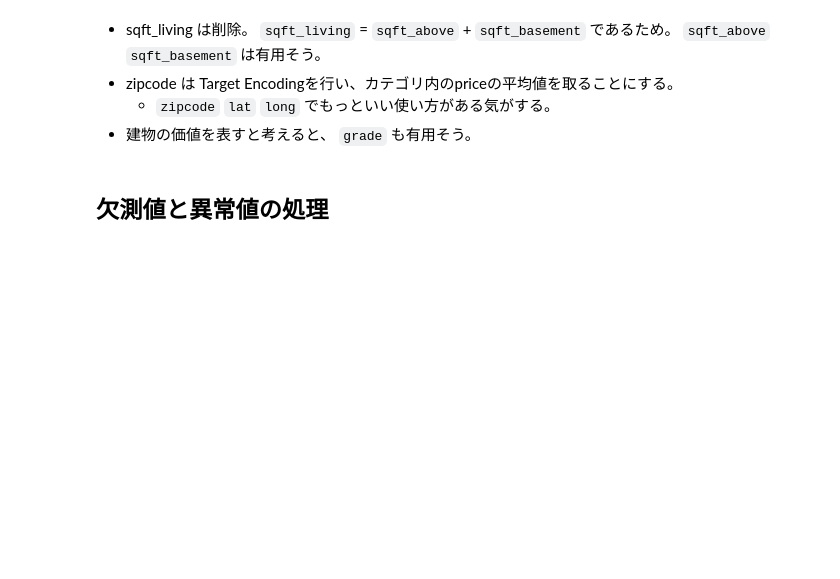
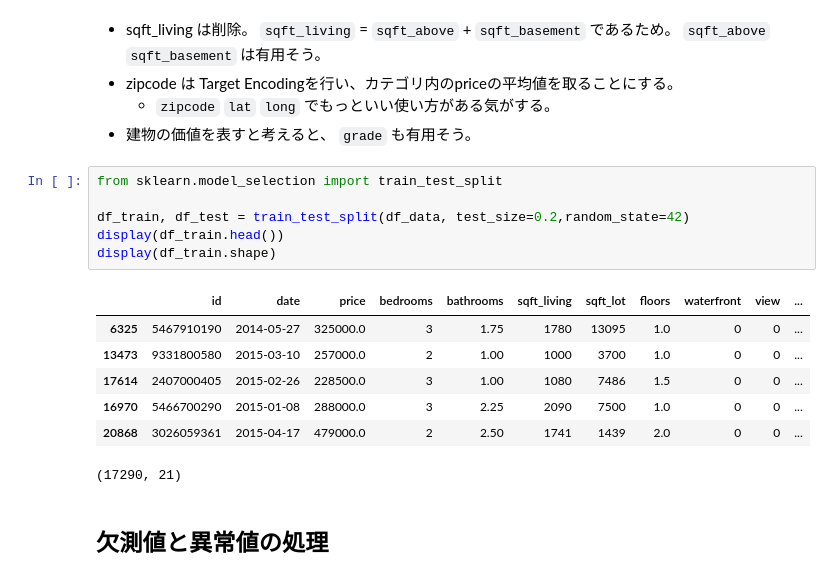
Before and after one commit to noymer/housesalesprediction, a Jupyter notebook: 中間_DAY5.ipynb, the cells around one changed output. Cells and saved outputs as stored; diff of their text form; blank space fills up the shorter version.

```diff
--- a/中間_DAY5.ipynb
+++ b/中間_DAY5.ipynb
@@ -162,6 +169,20 @@ ts_stand.boxplot()
 * zipcode は Target Encodingを行い、カテゴリ内のpriceの平均値を取ることにする。
   - `zipcode` `lat` `long` でもっといい使い方がある気がする。
 * 建物の価値を表すと考えると、 `grade` も有用そう。
+# %%
+from sklearn.model_selection import train_test_split
+
+df_train, df_test = train_test_split(df_data, test_size=0.2,random_state=42)
+display(df_train.head())
+display(df_train.shape)
+# %% [output]
+|  | id | date | price | bedrooms | bathrooms | sqft_living | sqft_lot | floors | waterfront | view | ... |
+| 6325 | 5467910190 | 2014-05-27 | 325000.0 | 3 | 1.75 | 1780 | 13095 | 1.0 | 0 | 0 | ... |
+| 13473 | 9331800580 | 2015-03-10 | 257000.0 | 2 | 1.00 | 1000 | 3700 | 1.0 | 0 | 0 | ... |
+| 17614 | 2407000405 | 2015-02-26 | 228500.0 | 3 | 1.00 | 1080 | 7486 | 1.5 | 0 | 0 | ... |
+| 16970 | 5466700290 | 2015-01-08 | 288000.0 | 3 | 2.25 | 2090 | 7500 | 1.0 | 0 | 0 | ... |
+| 20868 | 3026059361 | 2015-04-17 | 479000.0 | 2 | 2.50 | 1741 | 1439 | 2.0 | 0 | 0 | ... |
+(17290, 21)
 # %% [markdown]
 ## 欠測値と異常値の処理
 # %% [markdown]
```
Also changed, not shown: parts of 15 cells of this notebook, 5 other files.
